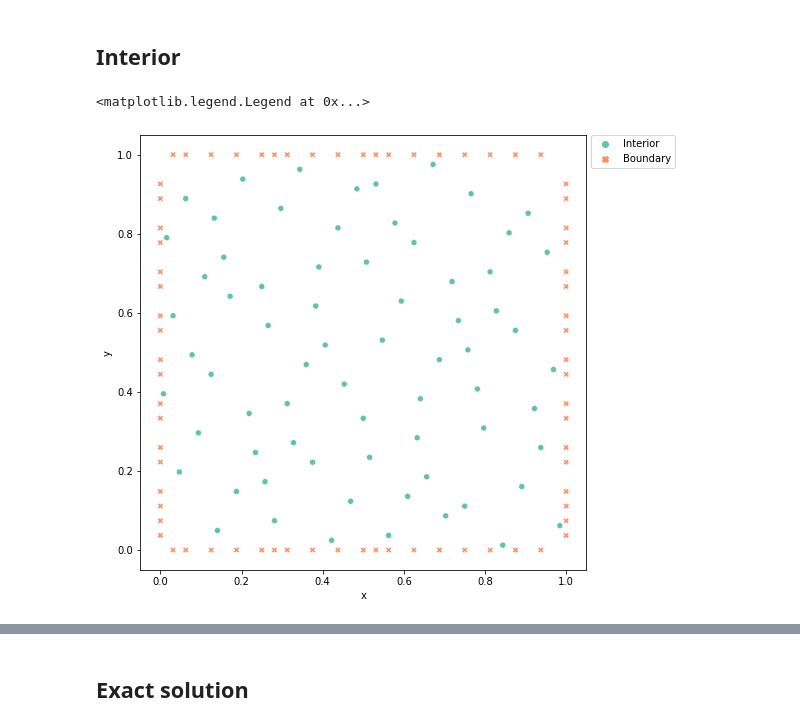
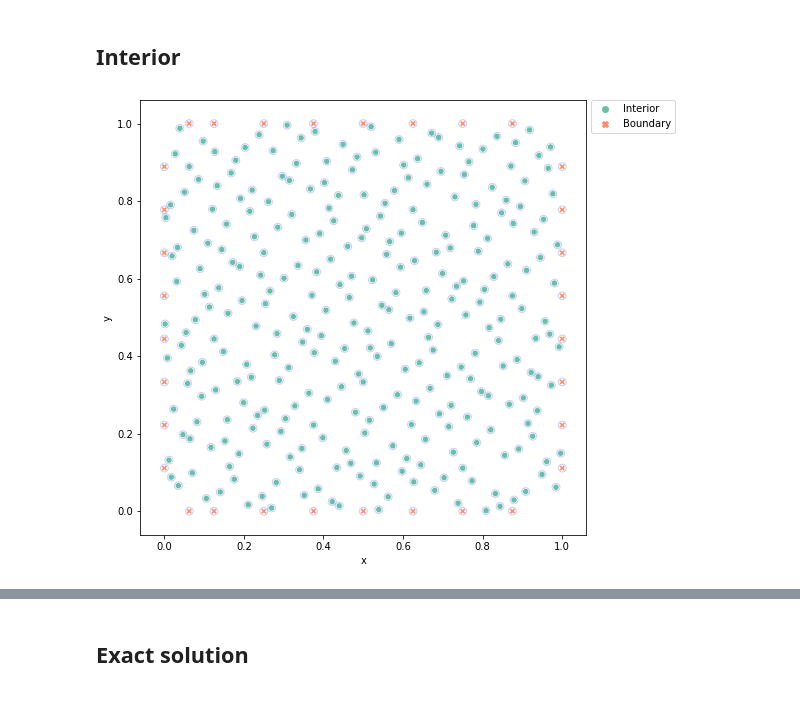
Before and after one commit to alekzandev/Meshless-RBF-Solve-Burger-Equation, a Jupyter notebook: run_solution.ipynb, the cells around one changed output, grey strips where cells are left out. Cells and saved outputs as stored; diff of their text form; code cells hidden in the pictures.

```diff
--- a/run_solution.ipynb
+++ b/run_solution.ipynb
@@ -10,7 +10,7 @@ from explicit_RK import *
 # %% [markdown]
 ## Boundary
 # %%
-nf = 18
+nf = 8
 r = HaltonPoints(2, nf).haltonPoints()
 fxl = r.copy()
 fxl[:, 0] = 0
@@ -28,7 +28,7 @@ boundary_points['Collocation'] = 'Boundary'
 ## Interior
 # %%
 poly_b = np.array([[-1, -1, 1], [1/2, 3/2, -1], [3/2, 1/8, -3/8]])
-npnts = 70
+npnts = 289
 
 uh = assembled_matrix(Mb=Mb, npnts=npnts, poly_b=poly_b, rbf='MQ')
 X0 = uh.X_0()
@@ -37,9 +37,17 @@ interior_points = pd.DataFrame(uh.Mi, columns=['x', 'y'])
 interior_points['Collocation'] = 'Interior'
 # %%
 points = pd.concat([interior_points, boundary_points])
-plt.figure(figsize=(8,8))
-sns.scatterplot(x='x', y='y', data=points, hue='Collocation', style='Collocation', palette='Set2')
-plt.legend(bbox_to_anchor=(1.01, 1), loc=2, borderaxespad=0.)
+
+stable = stabillity(Mb, npnts)
+qx = stable.qX()
+
+fig, ax = plt.subplots(figsize=(8, 8))
+sns.scatterplot(x='x', y='y', data=points, hue='Collocation',
+                style='Collocation', palette='Set2')
+for hk in points[['x', 'y']].values:
+    c = plt.Circle(hk, qx, fill=False, alpha=0.2, color='b')
+    ax.add_patch(c)
+
+plt.legend(bbox_to_anchor=(1.01, 1), loc=2, borderaxespad=0.);
 # %% [output]
-<matplotlib.legend.Legend at 0x...>
-[figure, old version]
+[figure, new version]
```
Also changed, not shown: parts of 24 cells of this notebook, 1 other file.
